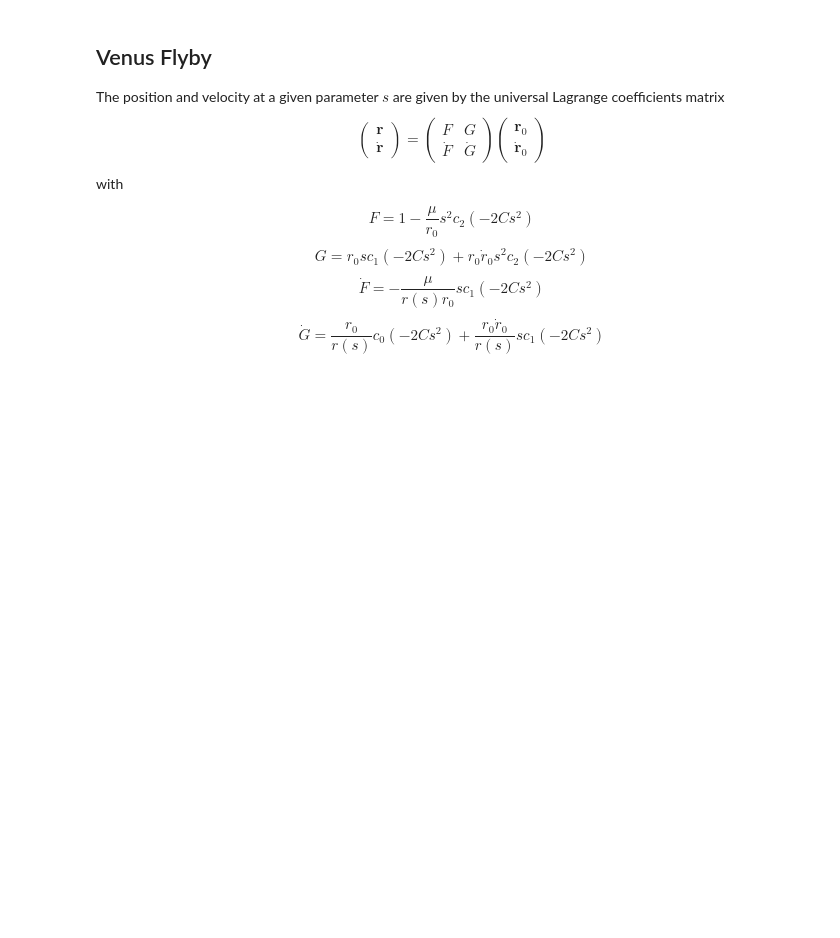
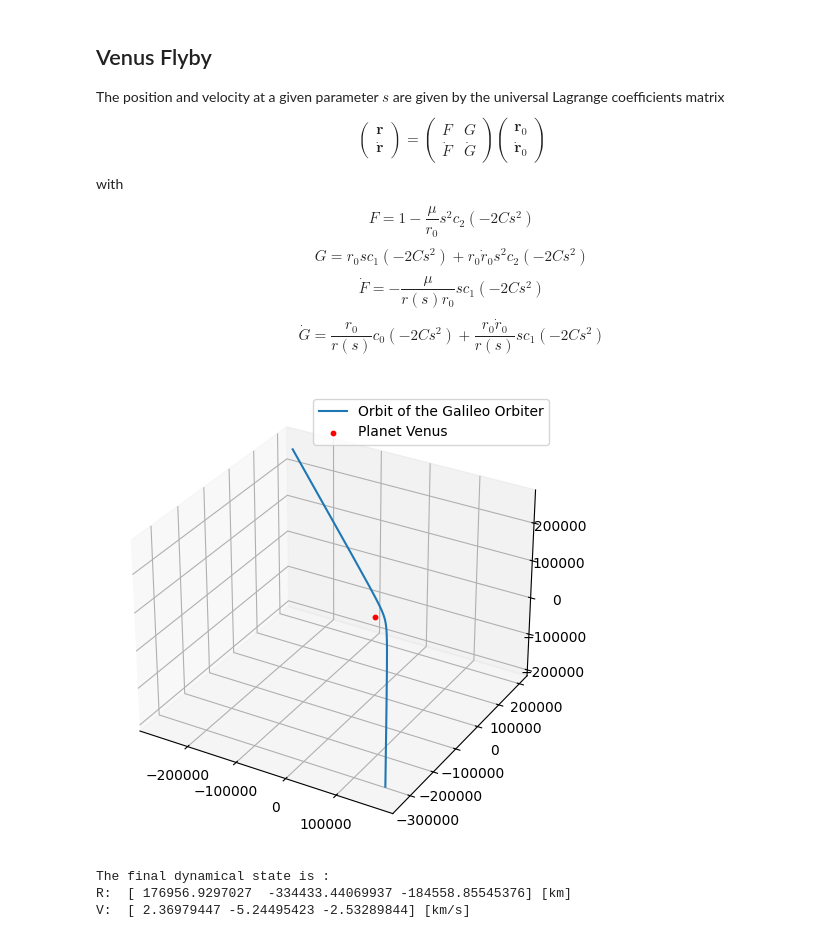
Before and after one commit to Giacomo-Menegatti/Celestial-Mechanics, a Jupyter notebook: Homework5/homework5.ipynb, the cells around one changed output. Drawn from its saved outputs; the diff is of its cells as text; code cells hidden in the pictures; blank space fills up the shorter version.

```diff
--- a/Homework5/homework5.ipynb
+++ b/Homework5/homework5.ipynb
@@ -92,0 +147,52 @@ def ULM(s, r0, dr0, C, mu):
+# %%
+R0 = np.array([-267733.084163, 199426.194677, 254709.414665]) # I use the upper case to indicate a vector
+V0 = np.array([4.168950, -2.598877, -3.925639])
+GM = 324859.2139518842890
+
+
+def ULM(s, r0, dr0, C, mu):
+  '''Universal Lagrange Matrix'''
+  z = -2*C*s**2
+  r = r_(s=s, t0=0, r0=r0, dr0=dr0, C=C, mu=mu)
+
+  F = 1.0 - mu/r0*s**2*c(z, n=2)
+  G = r0*s*c(z, n=1) + r0*dr0*s**2*c(z, n=2)
+  dF = -mu/(r*r0)*s*c(z, n=1)
+  dG = r0/r*c(z, n=0) + r0*dr0/r*s*c(z, n=1)
+  return np.array([F, G, dF, dG])
+
+def get_orbit(T, mu, R0, V0):
+  '''Get position and velocity during an orbit'''
+  r0 = np.linalg.norm(R0)
+  dr0 = np.dot(R0, V0)/r0         #dr0 is the radial component of the velocity
+  C = 0.5*np.dot(V0, V0) - mu/r0  #Constant of energy
+
+  s_list = [UKE_solve(t=t, t0=0.0, r0=r0, dr0=dr0, C=C, mu=mu) for t in T] #List that contains the fictitiuos times
+
+  ULMs = np.array([ULM(s=s, r0=r0, dr0=dr0, C=C, mu=mu) for s in s_list])
+  R = np.array([ulm[0]*R0+ulm[1]*V0 for ulm in ULMs])
+  V = np.array([ulm[2]*R0+ulm[3]*V0 for ulm in ULMs])
+  return R, V
+# %%
+T = np.linspace(0, 36*3600, 1000)
+
+R, V = get_orbit(T, GM, R0, V0)
+
+fig = plt.figure()
+ax = fig.add_subplot(projection='3d')
+ax.plot(R[:,0], R[:,1], R[:,2], label='Orbit of the Galileo Orbiter')
+ax.scatter(0,0,0, marker='o', color='red', s=10, label='Planet Venus')
+ax.legend()
+plt.tight_layout()
+plt.show()
+# %% [output]
+[figure, added]
+# %%
+R, V = get_orbit(T=[36*3600], mu=GM, R0=R0, V0=V0)
+print('The final dynamical state is :')
+print('R: ', R[0], '[km]')
+print('V: ', V[0], '[km/s]' )
+# %% [output]
+The final dynamical state is :
+R:  [ 176956.9297027  -334433.44069937 -184558.85545376] [km]
+V:  [ 2.36979447 -5.24495423 -2.53289844] [km/s]
```
Also changed, not shown: parts of 14 cells of this notebook.
